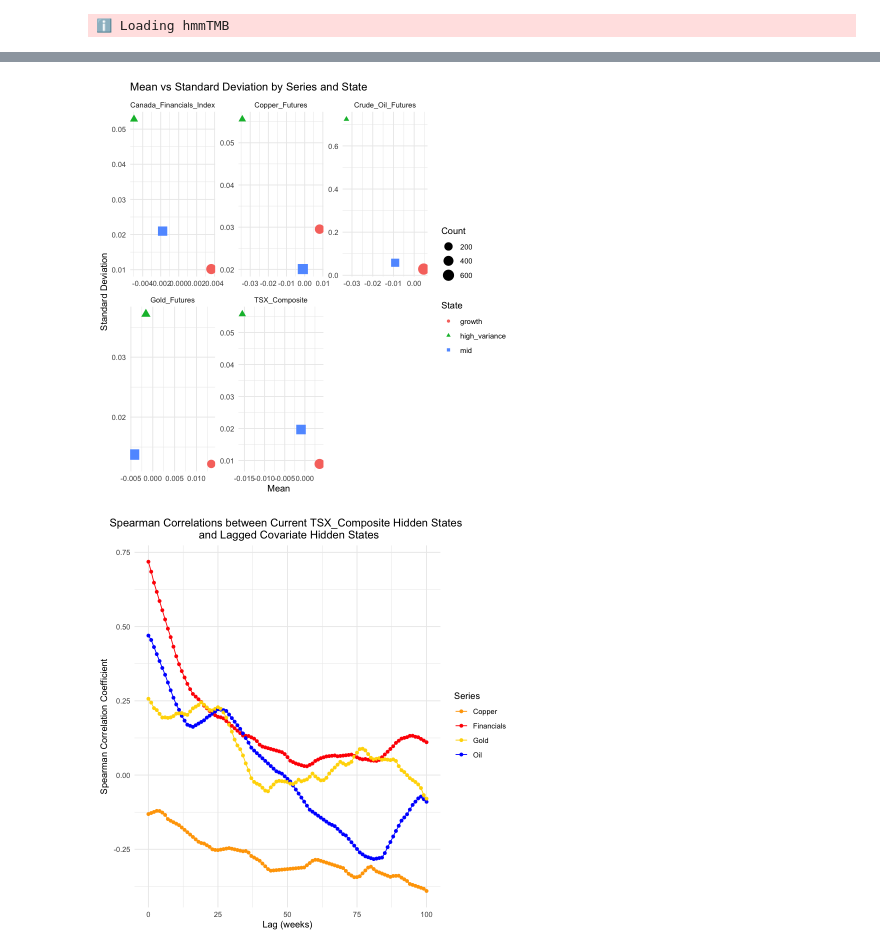
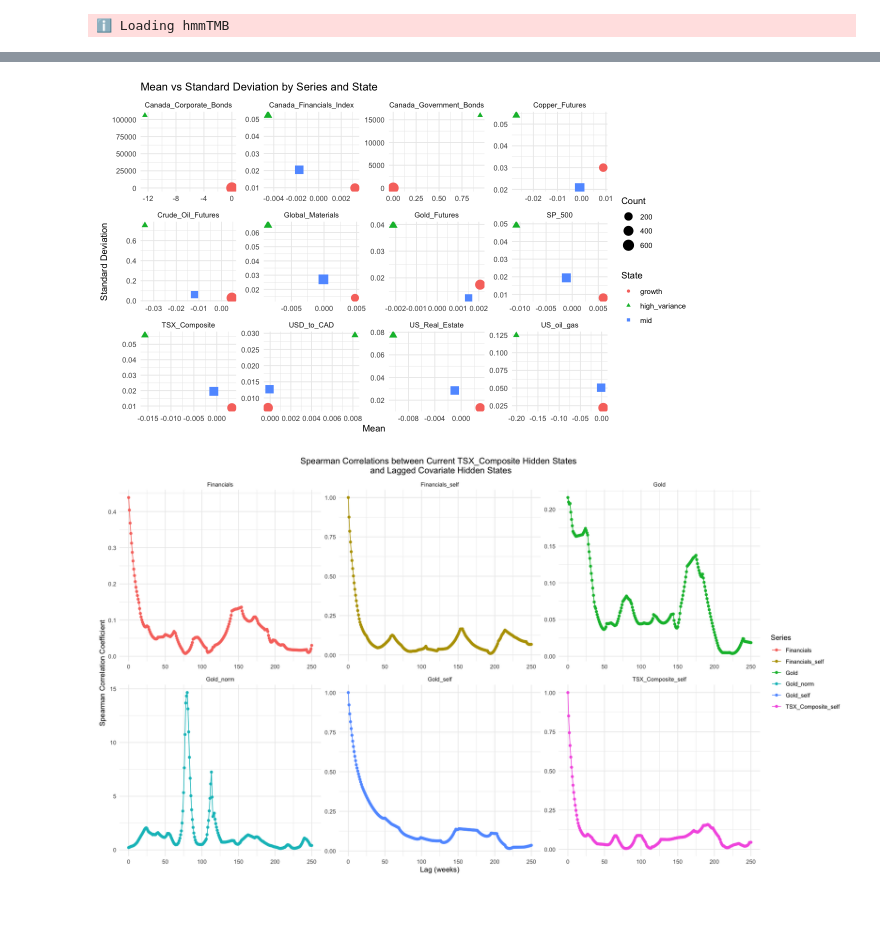
Before and after one commit to DuncanCSt/forecast_research, a Jupyter notebook: finance/regime_forecasting.ipynb, the cells around one changed output, grey strips where cells are left out. Cells and saved outputs as stored; diff of their text form; code cells hidden in the pictures; blank space fills up the shorter version.

```diff
--- a/finance/regime_forecasting.ipynb
+++ b/finance/regime_forecasting.ipynb
@@ -24,7 +25,10 @@ close_data <- get_markets_data("2007-01-01", "2025-09-01", "weeks", plot=TRUE)
 close_data <- close_data %>%
   select(Date,
     TSX_Composite, Canada_Financials_Index,
-    Crude_Oil_Futures, Gold_Futures, Copper_Futures
+    Crude_Oil_Futures, Gold_Futures, Copper_Futures,
+    USD_to_CAD, Canada_Corporate_Bonds,
+    Canada_Government_Bonds, US_oil_gas, Global_Materials,
+    US_Real_Estate, SP_500,
   )
 
 close_data_log <- ln_transform(close_data)
@@ -56,21 +62,23 @@ Warning message:
 # %%
 state_list <- list()  # Initialize an empty list to collect state vectors
 par_list <- list()  # Initialize an empty list to collect parameters
+models <- list()  # Initialize an empty list to collect models
 recoded_states_list <- list()  # Initialize an empty list to collect recoded states
-for (col in setdiff(colnames(close_data_log), "Date")) {  # Exclude 'Date' directly
+corelation_window <- which.min(abs(close_data$Date - as.Date("2021-05-01")))
+corelation_data <- close_data_log[1:corelation_window, ]
+for (col in setdiff(colnames(corelation_data), "Date")) {  # Exclude 'Date' directly
   hmm_model <- fit_hmm(
     n_states = 3,
-    data = close_data_log,
+    data = corelation_data,
     obs_name = col,
     hid_formula = as.formula("~1"),
     horseshoe = FALSE,
     init = NULL
   )
   states <- hmm_model$states()  # Extract states as a vector
-  state_list[[col]] <- states   # Add to list with column name as key
 
   obs_par <- matrix(hmm_model$obs()$par(), ncol = 2, byrow = TRUE)  # Extract observation parameters
-  obs_par <- cbind(obs_par, matrix(table(states), ncol = 1))
+  obs_par <- cbind(obs_par, matrix(table(append(states, c(1, 2, 3))), ncol = 1))
   colnames(obs_par) <- c("mean", "sd", "count")
 
   high_var_state <- which.max(obs_par[, "sd"])
@@ -90,8 +98,10 @@ for (col in setdiff(colnames(close_data_log), "Date")) {  # Exclude 'Date' direc
       return(0)
     }
   })
+  state_list[[col]] <- states   # Add to list with column name as key
   recoded_states_list[[col]] <- recoded_states
   par_list[[col]] <- obs_par
+  models[[col]] <- hmm_model
 }
 
 # Combine the list into a data frame
@@ -117,29 +161,29 @@ A data.frame: 3 × 5
 # %%
 # Convert par_list to a data frame for plotting
 par_df <- do.call(rbind, lapply(names(par_list), function(name) {
   data.frame(
     Series = name,
     State = par_list[[name]][, "state_label"],
     mean = as.numeric(par_list[[name]][, "mean"]),
     sd = as.numeric(par_list[[name]][, "sd"]),
     count = as.numeric(par_list[[name]][, "count"])
   )
 }))
-
+options(repr.plot.width = 10, repr.plot.height = 6)
 # Plot mean vs sd with facets for each series
 ggplot(par_df, aes(x = mean, y = sd, size = count, color = factor(State), shape = factor(State))) +
   geom_point() +
   facet_wrap(~ Series, scales = "free") +
   labs(title = "Mean vs Standard Deviation by Series and State",
        x = "Mean",
        y = "Standard Deviation",
        color = "State",
        shape = "State",
        size = "Count") +
   scale_size_continuous(range = c(2, 6)) +
   theme_minimal()
 # %% [output]
-[figure, old version]
+[figure, new version]
 # %%
 library(dplyr)
 library(ggplot2)
@@ -151,20 +195,29 @@ fin <- recoded_df$Canada_Financials_Index
 oil <- recoded_df$Crude_Oil_Futures
 gold <- recoded_df$Gold_Futures
 copper <- recoded_df$Copper_Futures
+materials <- recoded_df$Global_Materials
+bonds <- recoded_df$Canada_Government_Bonds
+us_real_estate <- recoded_df$US_Real_Estate
+sp500 <- recoded_df$SP_500
+usd_cad <- recoded_df$USD_to_CAD
+us_oil <- recoded_df$US_oil_gas
 
 # Define the maximum lag (adjust as needed, e.g., 200 for approximately 4 years of weekly data)
-max_lag <- 100
+max_lag <- 250
 
 # Function to compute correlations for lags 0 to max_lag
-compute_cor_lags <- function(series1, series2, max_lag, method = "spearman") {
+compute_cor_lags <- function(series1, series2, max_lag, method = "theil") {
   lags <- 0:max_lag
   corrs <- sapply(lags, function(lag) {
-    if (lag == 0) {
-      cor(series1, series2, method = method, use = "complete.obs")
+    series2_shifted <- lag(series2, n = lag)
+    if (method %in% c("pearson", "spearman", "kendall")) {
+      return(cor(series1, series2_shifted, method = method, use = "complete.obs"))
+    } else if (method == "theil") {
+      return(UncertCoef(x=as.factor(series2_shifted), y=as.factor(series1)))
     } else {
-      series2_shifted <- lag(series2, n = lag)
-      cor(series1, series2_shifted, method = method, use = "complete.obs")
+      stop("Unsupported correlation method")
     }
+
   })
   corrs
 }
@@ -172,25 +225,28 @@ compute_cor_lags <- function(series1, series2, max_lag, method = "spearman") {
 # Compute correlations for each series
 lags <- 0:max_lag
 plot_data <- data.frame(lag = lags)
+plot_data$TSX_Composite_self <- compute_cor_lags(tsx, tsx, max_lag)
+plot_data$Financials_self <- compute_cor_lags(fin, fin, max_lag)
 plot_data$Financials <- compute_cor_lags(tsx, fin, max_lag)
-plot_data$Oil <- compute_cor_lags(tsx, oil, max_lag)
+plot_data$Gold_self <- compute_cor_lags(gold, gold, max_lag)
 plot_data$Gold <- compute_cor_lags(tsx, gold, max_lag)
-plot_data$Copper <- compute_cor_lags(tsx, copper, max_lag)
+plot_data$Gold_norm <- plot_data$Gold  / plot_data$TSX_Composite_self
 
 # Convert to long format for plotting
 plot_data_long <- plot_data %>%
   pivot_longer(cols = -lag, names_to = "Series", values_to = "correlation")
 
+options(repr.plot.width = 16, repr.plot.height = 9)
 # Plot the results
 ggplot(plot_data_long, aes(x = lag, y = correlation, color = Series)) +
   geom_line() +
+  facet_wrap(~ Series, scales = "free") +
   geom_point(size = 1.5) +
-  scale_color_manual(values = c("Financials" = "red", "Oil" = "blue", "Gold" = "gold", "Copper" = "orange")) +
   labs(title = "Spearman Correlations between Current TSX_Composite Hidden States \n and Lagged Covariate Hidden States",
        x = "Lag (weeks)",
        y = "Spearman Correlation Coefficient") +
   theme_minimal() +
   theme(plot.title = element_text(hjust = 0.5))
 # %% [output]
-[figure, old version]
+[figure, new version]
 # %%
```
Also changed, not shown: parts of 11 cells of this notebook, 2 other files.
